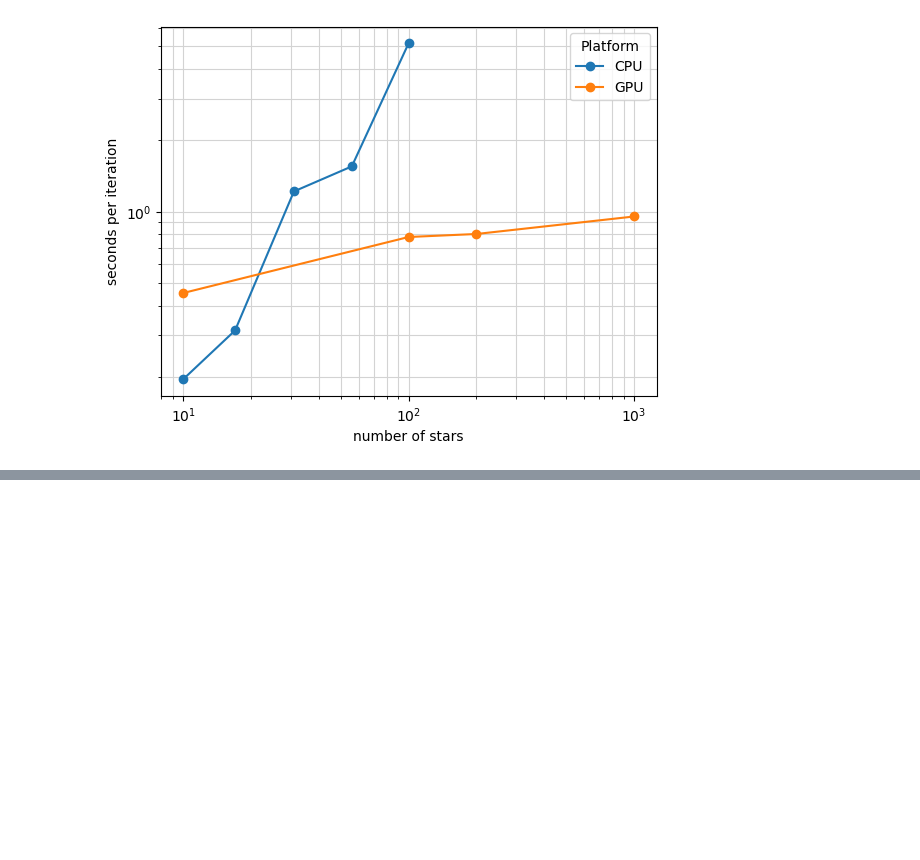
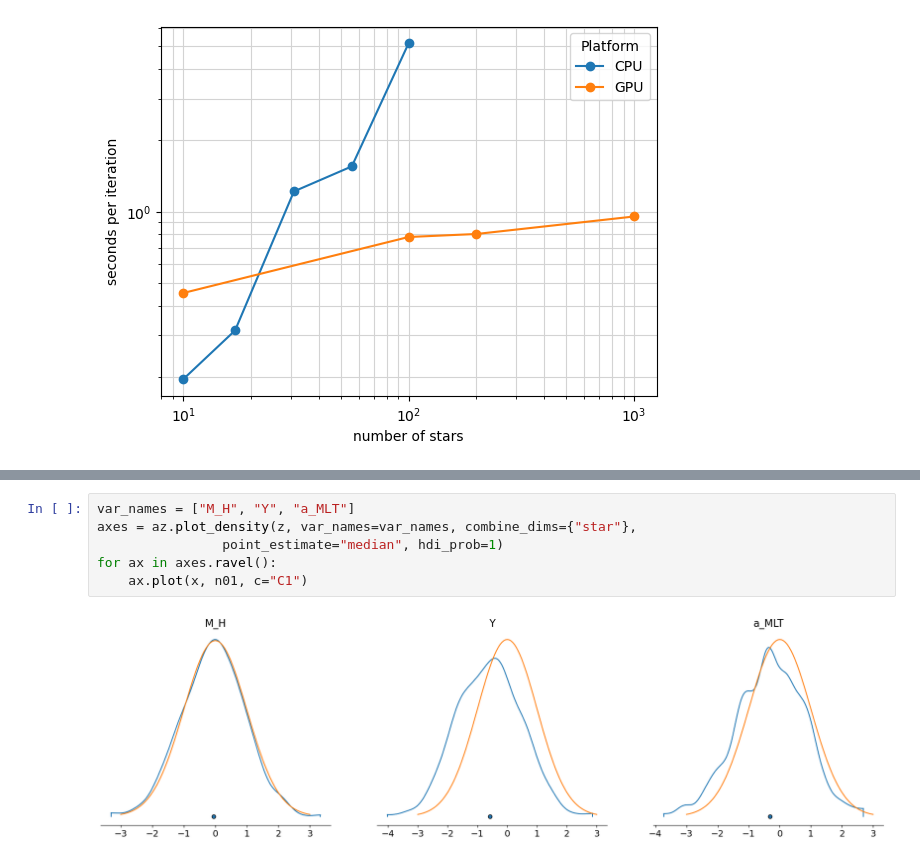
Before and after one commit to alexlyttle/scalable-stellar-inference, a Jupyter notebook: notebook/hierarchical-model-analysis.ipynb, the cells around one changed output, grey strips where cells are left out. Drawn from its saved outputs; the diff is of its cells as text; blank space fills up the shorter version.

```diff
--- a/notebook/hierarchical-model-analysis.ipynb
+++ b/notebook/hierarchical-model-analysis.ipynb
@@ -29,0 +150,8 @@ ax.grid(which="both", color="lightgray")
+# %%
+var_names = ["M_H", "Y", "a_MLT"]
+axes = az.plot_density(z, var_names=var_names, combine_dims={"star"},
+                point_estimate="median", hdi_prob=1)
+for ax in axes.ravel():
+    ax.plot(x, n01, c="C1")
+# %% [output]
+[figure, added]
```
Also changed, not shown: parts of 35 cells of this notebook.
